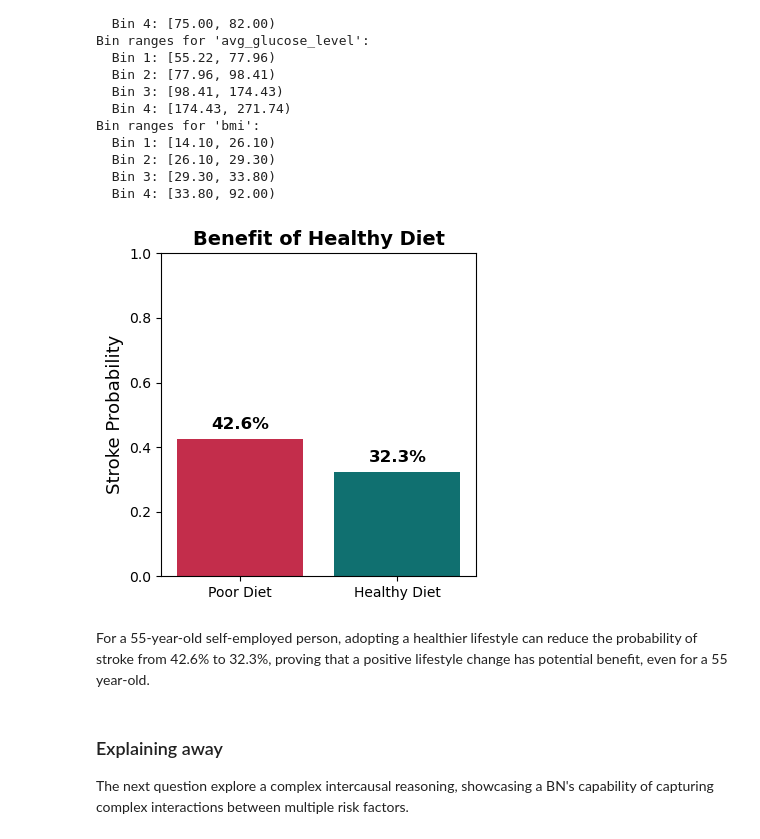
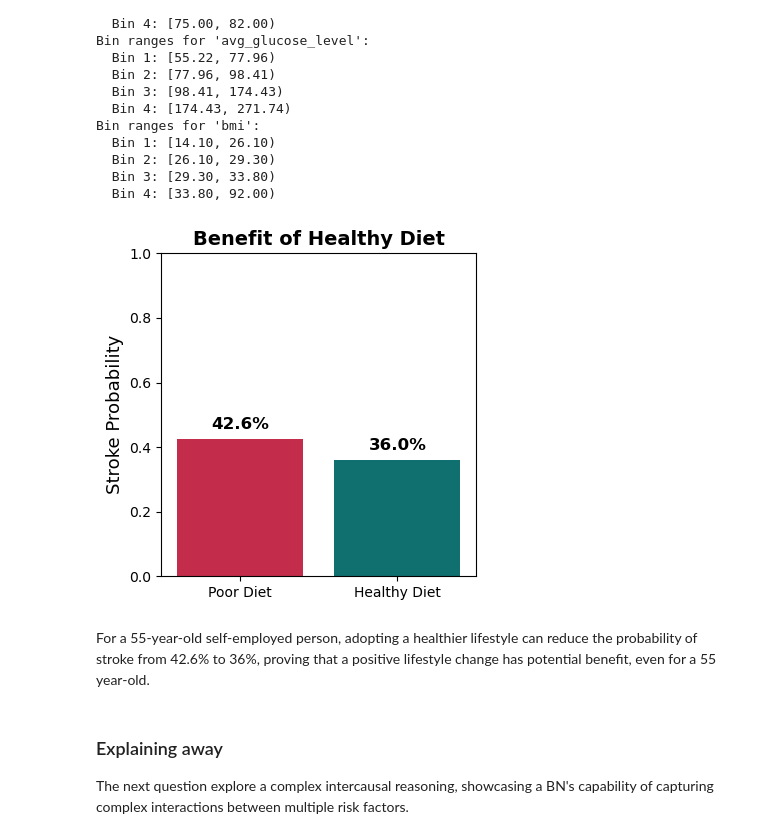
Before and after one commit to MiCar98/Interpretable-Analysis-of-Stroke-Risk-Factors, a Jupyter notebook: StrokePredictionBNs.ipynb, the cells around one changed output. Saved outputs shown, nothing was run; the diff lists cells and outputs as text; code cells hidden in the pictures.

Commit message:
Fixed what-if analysis emulating do operator
Adjusted code for interventional analysis quitting smoking and healthy diet

```diff
--- a/StrokePredictionBNs.ipynb
+++ b/StrokePredictionBNs.ipynb
@@ -883,13 +889,29 @@ prob_stroke_before_quitting = inference.query(
         'smoking_status': 'smokes'
         }
 )
-prob_stroke_after_quitting = inference.query(
+
+do_model_A = copy.deepcopy(custom_model)
+do_model_A.remove_edges_from([('age', 'smoking_status'), ('gender', 'smoking_status')])
+do_model_A.remove_cpds(do_model_A.get_cpds("smoking_status"))
+
+
+do_cpd_A = TabularCPD(
+    variable="smoking_status",
+    variable_card=3,
+    values=[[1.0], [0.0], [0.0]],  # smooking_status = 'formerly smoked'
+    state_names={'smoking_status': custom_model.get_cpds("smoking_status").state_names["smoking_status"]}
+)
+do_model_A.add_cpds(do_cpd_A)
+do_model_A.check_model()
+
+causal_inference_A = VariableElimination(do_model_A)
+
+prob_stroke_after_quitting = causal_inference_A.query(
     variables=['stroke'],
     evidence={
         'age': 2,
         'gender': 'Male',
         'hypertension': 1,
-        'smoking_status': 'formerly smoked'
         }
 )
 # Extract probability of stroke=1 for both scenarios
@@ -954,40 +976,63 @@ prob_stroke_poor_lifestyle = inference.query(
         'bmi': 3
         }
 )
-prob_stroke_healthy_lifestyle = inference.query(
+
+do_model_B = copy.deepcopy(custom_model)
+do_model_B.remove_edges_from([(node, 'bmi') for node in ['age', 'gender']])
+do_model_B.remove_edges_from([(node, 'avg_glucose_level') for node in ['age', 'gender', 'bmi', 'smoking_status']])
+do_model_B.remove_cpds(do_model_B.get_cpds("bmi"), do_model_B.get_cpds("avg_glucose_level"))
+
+do_cpd_B1 = TabularCPD(
+    variable="avg_glucose_level",
+    variable_card=4,
+    values=[[0.0], [1.0], [0.0], [0.0]],  # avg_glucose_level = 2
+    state_names={'avg_glucose_level': custom_model.get_cpds("avg_glucose_level").state_names["avg_glucose_level"]}
+)
+do_cpd_B2 = TabularCPD(
+    variable="bmi",
+    variable_card=4,
+    values=[[1.0], [0.0], [0.0], [0.0]],  # bmi = 1
+    state_names={'bmi': custom_model.get_cpds("bmi").state_names["bmi"]}
+)
+
+do_model_B.add_cpds(do_cpd_B1, do_cpd_B2)
+do_model_B.check_model()
+
+causal_inference_B = VariableElimination(do_model_B)
+
+
+prob_stroke_healthy_lifestyle = causal_inference_B.query(
     variables=['stroke'],
     evidence={
         'age': 2,
         'work_type': 'Self-employed',
-        'avg_glucose_level': 2,
-        'bmi': 1
         }
 )
 # Extract probability of stroke=1 for both scenarios
 state_names = prob_stroke_poor_lifestyle.state_names['stroke']
 idx_stroke_1 = state_names.index(1) if 1 in state_names else 1
 
 prob_poor = prob_stroke_poor_lifestyle.values[idx_stroke_1]
 prob_healthy = prob_stroke_healthy_lifestyle.values[idx_stroke_1]
 
 labels = ['Poor Diet', 'Healthy Diet']
 probs = [prob_poor, prob_healthy]
 
 plt.figure(figsize=(4, 4))
 sns.barplot(x=labels, y=probs, hue=labels, palette=['crimson', 'teal'])
 plt.ylim(0, 1)
 plt.ylabel('Stroke Probability', fontsize=13)
 plt.title('Benefit of Healthy Diet', fontsize=14, fontweight='bold')
 
 for i, v in enumerate(probs):
     plt.text(i, v + 0.03, f"{v:.1%}", ha='center', fontsize=12, fontweight='bold')
 
 plt.tight_layout()
 plt.show()
 # %% [output]
-[figure, old version]
+[figure, new version]
 # %% [markdown]
-For a 55-year-old self-employed person, adopting a healthier lifestyle can reduce the probability of stroke from 42.6% to 32.3%, proving that a positive lifestyle change has potential benefit, even for a 55 year-old.
+For a 55-year-old self-employed person, adopting a healthier lifestyle can reduce the probability of stroke from 42.6% to 36%, proving that a positive lifestyle change has potential benefit, even for a 55 year-old.
 # %% [markdown]
 ### Explaining away
 The next question explore a complex intercausal reasoning, showcasing a BN's capability of capturing complex interactions between multiple risk factors.
```
Also changed, not shown: parts of 3 cells of this notebook.
